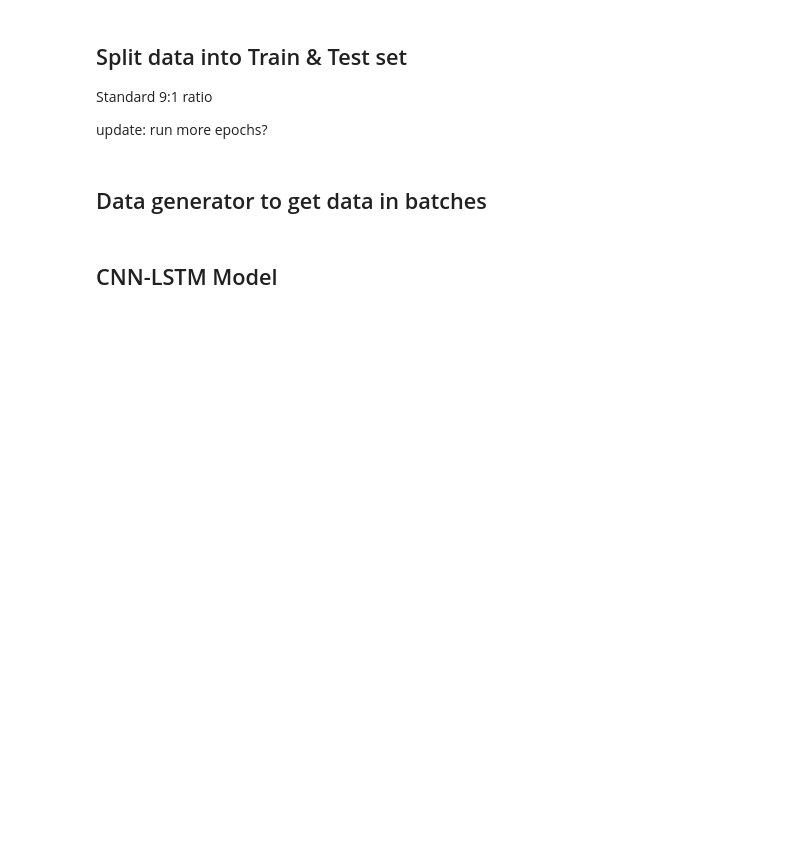
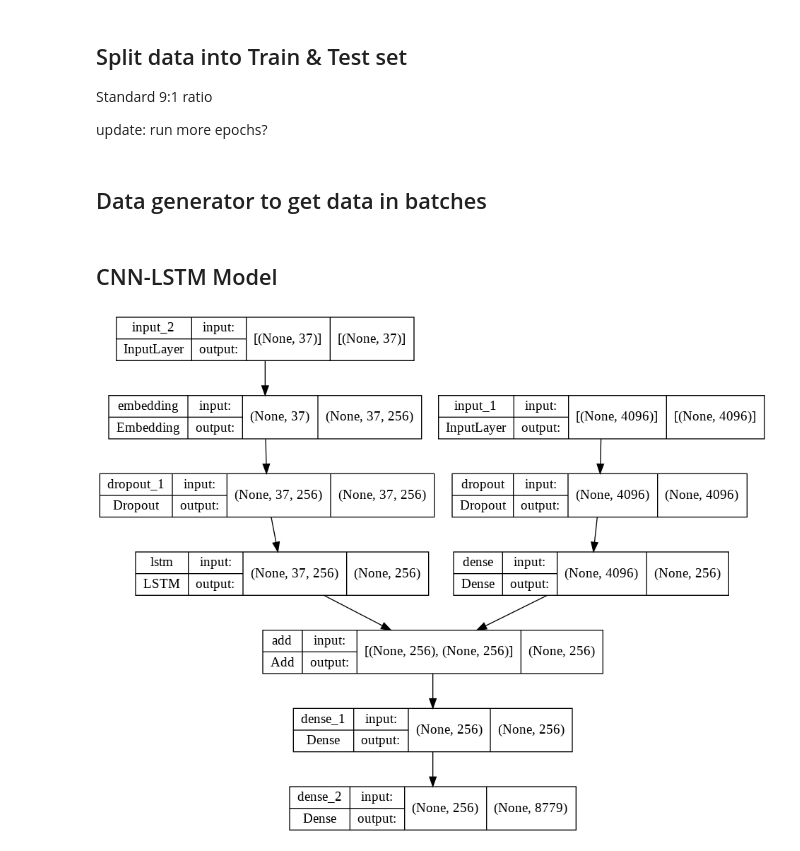
Before and after one commit to 4ndrelim/imageCaptionGenerator, a Jupyter notebook: generate.ipynb, the cells around one changed output. Saved outputs shown, nothing was run; the diff lists cells and outputs as text; code cells hidden in the pictures; blank space fills up the shorter version.

Commit message:
Previous commit did not fully show changes due to unsynced files

```diff
--- a/generate.ipynb
+++ b/generate.ipynb
@@ -200,21 +200,24 @@ def data_generator(train_keys, img_to_captions_map, img_features, tokenizer, max
 # %%
 """Encoder"""
 ## image layer
 inputs1 = keras.layers.Input(shape=(4096,))
 img_layer = keras.layers.Dropout(0.4)(inputs1)
 img_layer = keras.layers.Dense(256, activation="relu")(img_layer)
 ## caption layer
 inputs2 = keras.layers.Input(shape=(max_length_caption,))
 cap_layer = keras.layers.Embedding(vocab_size, 256, mask_zero=True)(inputs2)
 cap_layer = keras.layers.Dropout(0.4)(cap_layer)
 cap_layer = keras.layers.LSTM(256)(cap_layer)
 
 """Decoder"""
 decoder = keras.layers.add([img_layer, cap_layer])
 decoder = keras.layers.Dense(256, activation="relu")(decoder)
 outputs = keras.layers.Dense(vocab_size, activation="softmax")(decoder)
 
 model = Model(inputs=[inputs1, inputs2], outputs=outputs)
 model.compile(loss="categorical_crossentropy", optimizer="adam")
 
-plot_model(model, sho)
+## Visualise the model
+plot_model(model, show_shapes=True)
+# %% [output]
+[figure, added]
```
